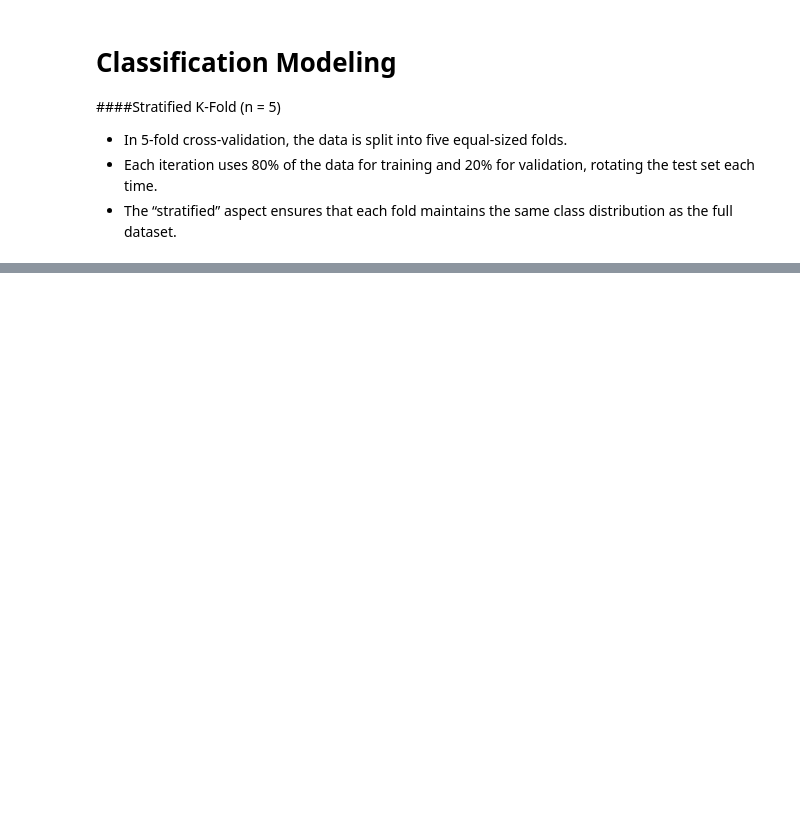
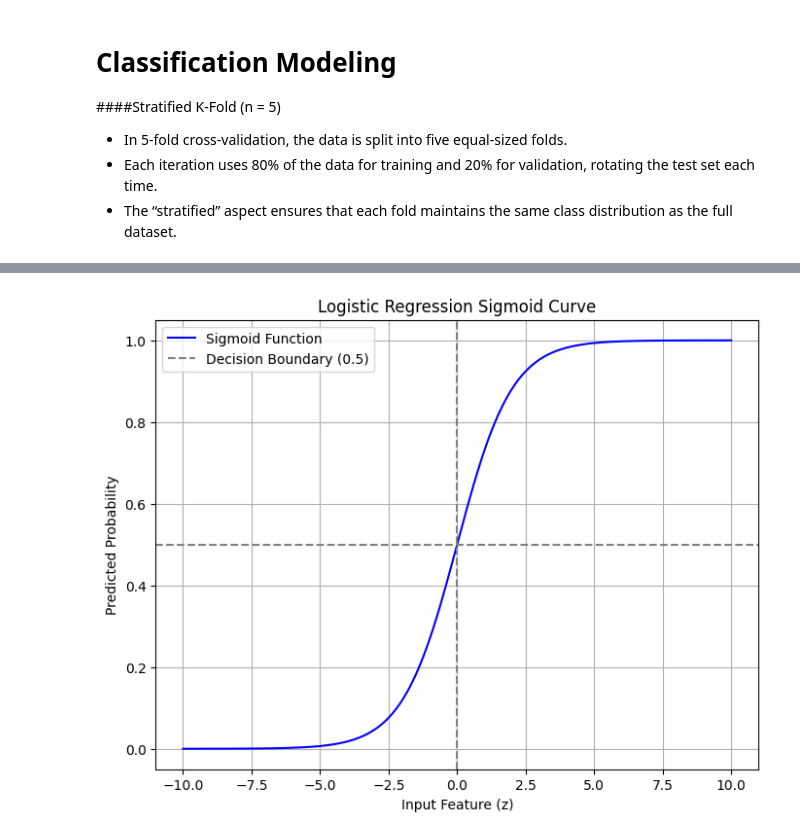
Before and after one commit to FRWilliams/classifier_app, a Jupyter notebook: ACS_Data_Modeling_Notebook.ipynb, the cells around one changed output, grey strips where cells are left out. Drawn from its saved outputs; the diff is of its cells as text; code cells hidden in the pictures; blank space fills up the shorter version.

```diff
--- a/ACS_Data_Modeling_Notebook.ipynb
+++ b/ACS_Data_Modeling_Notebook.ipynb
@@ -272 +134,24 @@ Best Accuracy: 0.833510180813098
 Best Params: {'max_depth': 6, 'n_estimators': 200}
+# %%
+import numpy as np
+import matplotlib.pyplot as plt
+from scipy.special import expit  # vectorized logistic (sigmoid) function
+
+# Generate X values (feature space for visualization)
+X_range = np.linspace(-10, 10, 500)
+y_sigmoid = expit(X_range)  # sigmoid curve
+
+# Plot S-Curve
+plt.figure(figsize=(8, 6))
+plt.plot(X_range, y_sigmoid, label='Sigmoid Function', color='blue')
+plt.axhline(0.5, color='gray', linestyle='--', label='Decision Boundary (0.5)')
+plt.axvline(0, color='gray', linestyle='--')
+plt.title('Logistic Regression Sigmoid Curve')
+plt.xlabel('Input Feature (z)')
+plt.ylabel('Predicted Probability')
+plt.ylim(-0.05, 1.05)
+plt.legend()
+plt.grid(True)
+plt.show()
+# %% [output]
+[figure, added]
```
Also changed, not shown: parts of 18 cells of this notebook.
